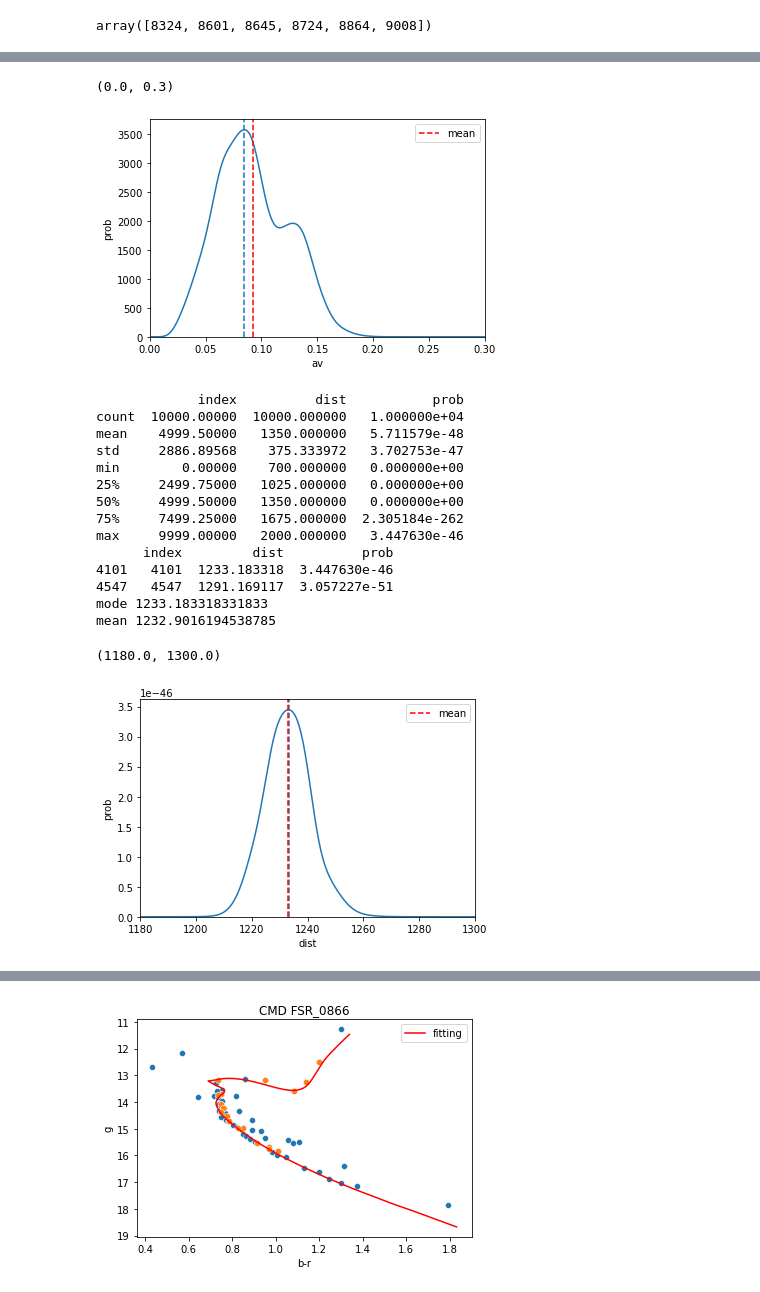
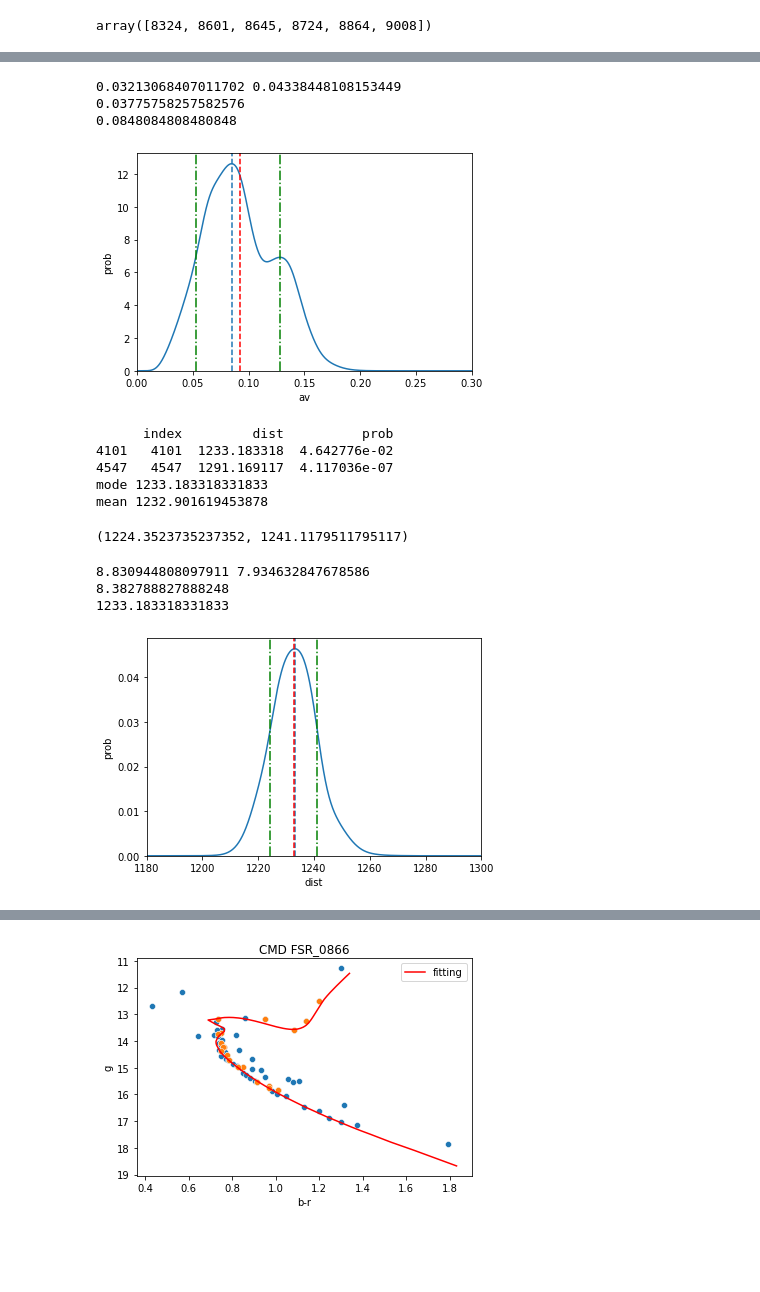
Before and after one commit to Alisyaifudin/isochrone, a Jupyter notebook: density.ipynb, the cells around one changed output, grey strips where cells are left out. Drawn from its saved outputs; the diff is of its cells as text; code cells hidden in the pictures; blank space fills up the shorter version.

```diff
--- a/density.ipynb
+++ b/density.ipynb
@@ -375,17 +464,30 @@ mean 0.0923349638039461
 sns.lineplot(x="av", y="prob", data=df_av)
 plt.axvline(av, ls="--")
 plt.axvline(mean(df_av.av, df_av.prob), ls="--", c='r', label="mean")
-plt.legend()
+# plt.legend()
 plt.ylim(0)
 plt.xlim(0,0.3)
+plt.axvline(hdi_below, ls="-.", c="g", label=f"hdi {hdi_perc}")
+plt.axvline(hdi_upper, ls="-.", c="g")
+print(av- hdi_below, hdi_upper-av)
+print((hdi_upper-hdi_below)/2)
+print(av)
 # %% [output]
-(0.0, 0.3)
+0.03213068407011702 0.04338448108153449
+0.03775758257582576
+0.0848084808480848
-[figure, old version]
+[figure, new version]
 # %%
 df_dist = pd.read_csv("mass/4/dist.csv", names=["index", "dist", "prob"], skiprows=1)
 # df_dist = pd.read_csv("dist_prob.csv", names=["index", "dist", "prob"], skiprows=1)
-df_dist.head()
-print(df_dist.describe())
+posterior = df_dist.prob
+x = df_dist.dist
+posterior_normalization = integrate.simps(posterior, x)
+# print(posterior_normalization)
+posterior /= posterior_normalization
+# print(posterior)
+fun = interpolate.interp1d(x, posterior, kind="cubic")
+
 peaks, _ = find_peaks(df_dist.prob, height=0)
 print(df_dist.iloc[peaks])
 dist = df_dist.dist[df_dist.prob == df_dist.prob.max()]
@@ -393,30 +495,34 @@ dist = dist.values[0]
 print("mode", dist)
 print("mean", mean(df_dist.dist, df_dist.prob))
 # %% [output]
-             index          dist           prob
-count  10000.00000  10000.000000   1.000000e+04
-mean    4999.50000   1350.000000   5.711579e-48
-std     2886.89568    375.333972   3.702753e-47
-min        0.00000    700.000000   0.000000e+00
-25%     2499.75000   1025.000000   0.000000e+00
-50%     4999.50000   1350.000000   0.000000e+00
-75%     7499.25000   1675.000000  2.305184e-262
-max     9999.00000   2000.000000   3.447630e-46
       index         dist          prob
-4101   4101  1233.183318  3.447630e-46
-4547   4547  1291.169117  3.057227e-51
+4101   4101  1233.183318  4.642776e-02
+4547   4547  1291.169117  4.117036e-07
 mode 1233.183318331833
-mean 1232.9016194538785
+mean 1232.901619453878
+# %%
+hdi_perc = 0.68
+hdi_below, hdi_upper = hdi(fun, perc=hdi_perc, res=1E5, min=x.min()*1.01, max=x.max()*0.99)
+hdi_below, hdi_upper
+# %% [output]
+(1224.3523735237352, 1241.1179511795117)
 # %%
 sns.lineplot(x="dist", y="prob", data=df_dist)
 plt.axvline(dist, ls="--")
 plt.axvline(mean(df_dist.dist, df_dist.prob), ls="--", c='r', label="mean")
-plt.legend()
+# plt.legend()
 plt.ylim(0)
 plt.xlim(1180, 1300)
+plt.axvline(hdi_below, ls="-.", c="g", label=f"hdi {hdi_perc}")
+plt.axvline(hdi_upper, ls="-.", c="g")
+print(dist- hdi_below, hdi_upper-dist)
+print((hdi_upper-hdi_below)/2)
+print(dist)
 # %% [output]
-(1180.0, 1300.0)
+8.830944808097911 7.934632847678586
+8.382788827888248
+1233.183318331833
-[figure, old version]
+[figure, new version]
 # %%
 result = pd.read_csv("FSR_0866.csv")
 result['b-r'] = result["b"] - result["r"]
```
Also changed, not shown: parts of 23 cells of this notebook, 8 other files.
